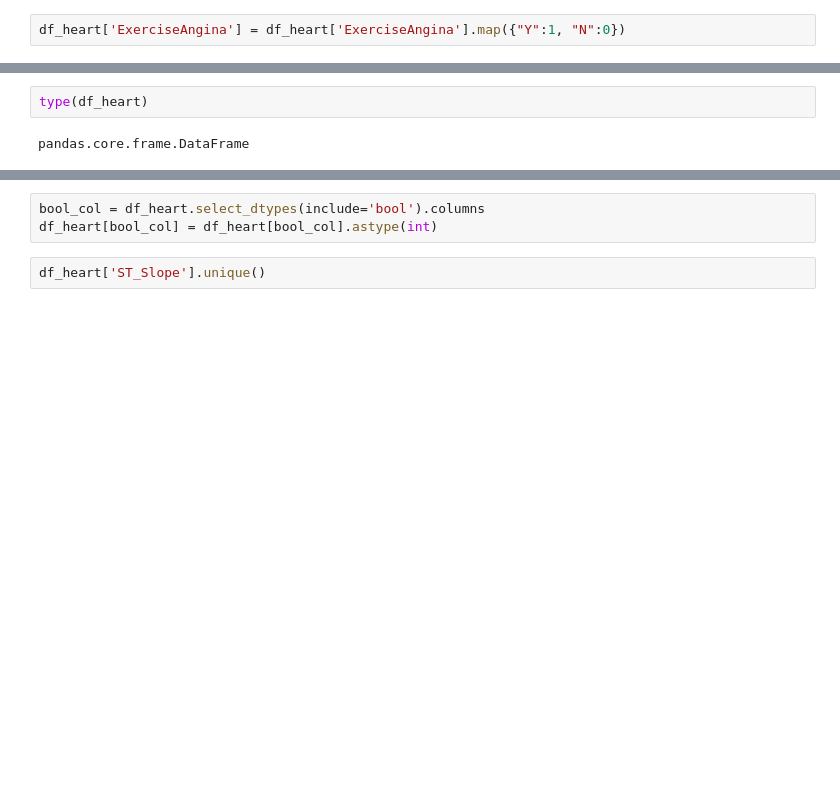
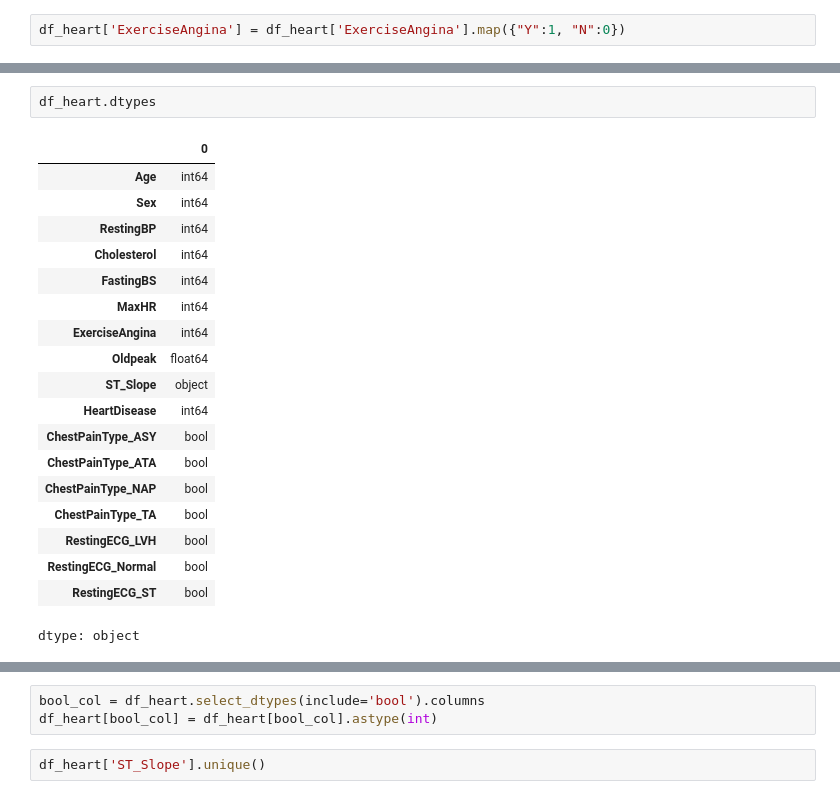
Before and after one commit to AnkitAs98k/Machine-learning, a Jupyter notebook: ML1.ipynb, the cells around one changed output, grey strips where cells are left out. Drawn from its saved outputs; the diff is of its cells as text; blank space fills up the shorter version.

```diff
--- a/ML1.ipynb
+++ b/ML1.ipynb
@@ -58,7 +69,25 @@ print(df_heart.columns.tolist())
 # %%
-type(df_heart)
+df_heart.dtypes
 # %% [output]
+|  | 0 |
+| Age | int64 |
+| Sex | int64 |
+| RestingBP | int64 |
+| Cholesterol | int64 |
+| FastingBS | int64 |
+| MaxHR | int64 |
+| ExerciseAngina | int64 |
+| Oldpeak | float64 |
+| ST_Slope | object |
+| HeartDisease | int64 |
+| ChestPainType_ASY | bool |
+| ChestPainType_ATA | bool |
+| ChestPainType_NAP | bool |
+| ChestPainType_TA | bool |
+| RestingECG_LVH | bool |
+| RestingECG_Normal | bool |
+| RestingECG_ST | bool |
-pandas.core.frame.DataFrame
+dtype: object
 # %%
 df_heart.head()
 # %% [output]
```
Also changed, not shown: parts of 19 cells of this notebook.
